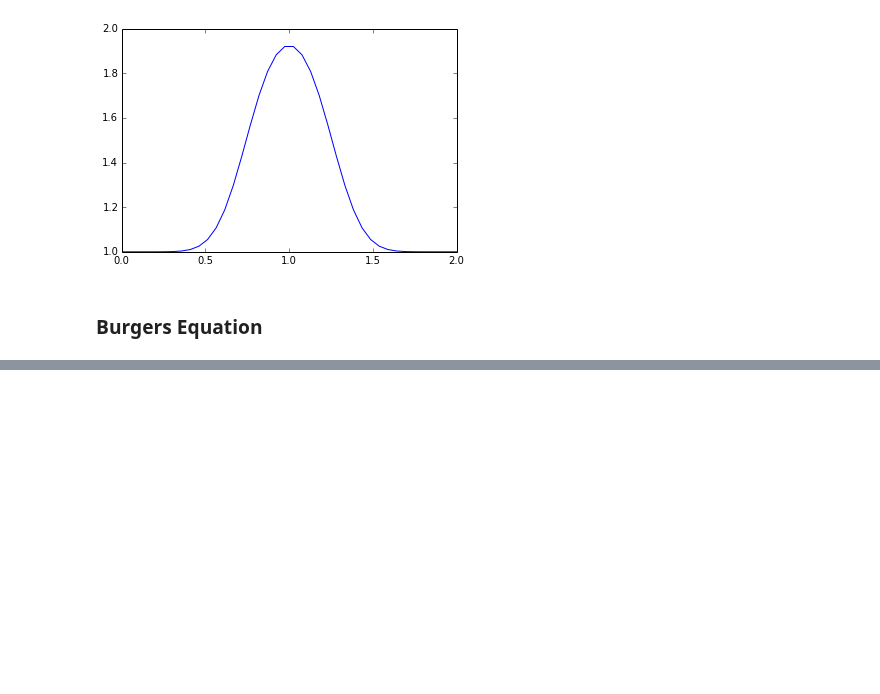
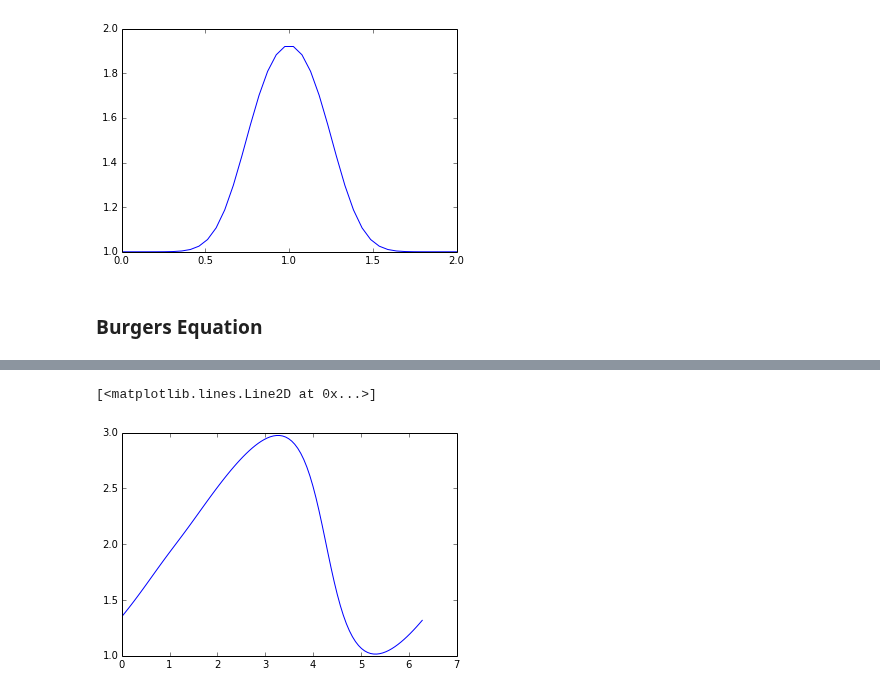
Before and after one commit to dhuertasanchez/ComputationalMethods, a Jupyter notebook: notes/basic_CFD.ipynb, the cells around one changed output, grey strips where cells are left out. Drawn from its saved outputs; the diff is of its cells as text; code cells hidden in the pictures; blank space fills up the shorter version.

```diff
--- a/notes/basic_CFD.ipynb
+++ b/notes/basic_CFD.ipynb
@@ -89,8 +89,8 @@ plot(x,u)
 u_past = ones(n_x)
 for n in range(n_t):  # loop over time
     u_past = u.copy()
-    for i in range(1,n_x): #loop over space
-        u[i] = u_past[i]-c*dt/dx*(u_past[i]-u_past[i-1])
+    for i in range(1,n_x-1): #loop over space
+        u[i] = u_past[i] - c*dt/dx*(u_past[i]-u_past[i-1])
 # %%
 plot(x,u)
 # %% [output]
@@ -169,14 +169,16 @@ n_x = 40
 n_t = 20
 
 c = 1.0
-dx = 2.0/n_x
-
 nu = 0.3
 sigma = 0.2 #sigma is a parameter to ensure \alpha\nu < 0.5
-dt = sigma*dx**2/nu #dt is defined using sigma ... more later!
+
+x = linspace(0, 2.0, n_x)
+dx = x[1]-x[0]
+
+
+dt = sigma*dx**2/nu #dt is defined using sigma
 alpha = dt/dx**2
 
-x = linspace(0, 2.0, n_x)
 u = ones(n_x)
 
 u[where((x<1.25) & (x>0.75))] = 2.0
@@ -210,0 +238,12 @@ http://nbviewer.ipython.org/urls/bitbucket.org/cfdpython/cfd-python-class/raw/ma
+# %%
+u_past = zeros(n_x)
+for n in range(n_t):  # loop over time
+    u_past = u.copy()
+    for i in range(0,n_x-1): #loop over space
+        u[i] = u_past[i] - u_past[i]*dt/dx*(u_past[i]-u_past[i-1]) + nu * alpha * (u_past[i+1] -2.0*u_past[i]+u_past[i-1])
+    u[-1] = u_past[-1] - u_past[-1]*dt/dx*(u_past[-1]-u_past[-2]) + nu * alpha * (u_past[0] -2.0*u_past[-1]+u_past[-2])
+# %%
+plot(x,u)
+# %% [output]
+[<matplotlib.lines.Line2D at 0x...>]
+[figure, added]
```
Also changed, not shown: parts of 7 cells of this notebook.
